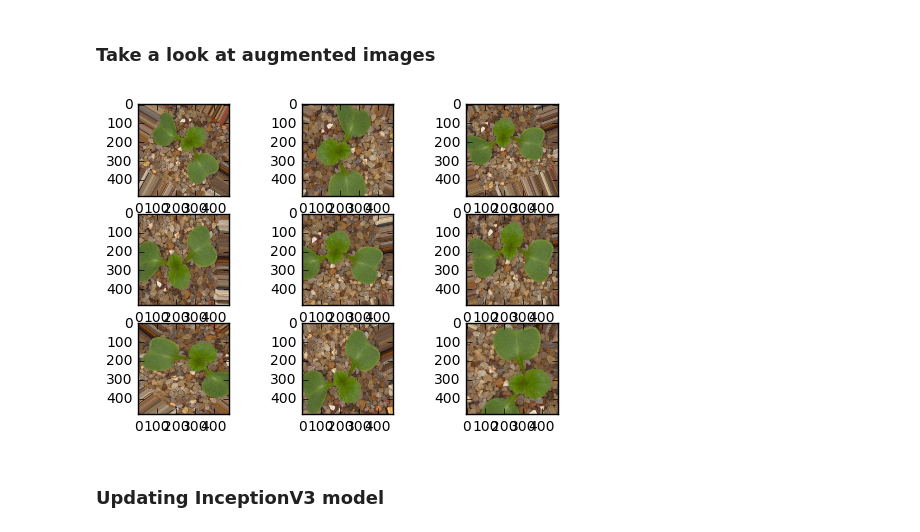
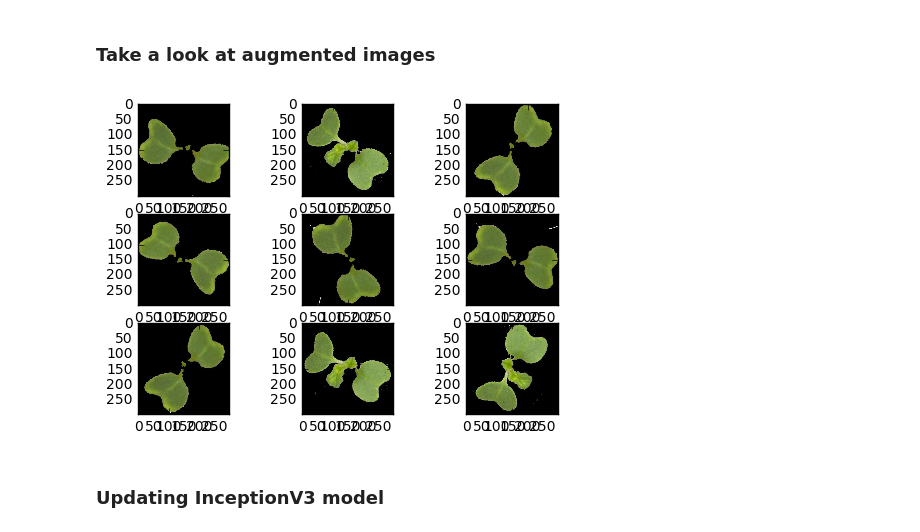
Before and after one commit to syvokobyla/image_recognition, a Jupyter notebook: fine_tuning_inceptionv3.ipynb, the cells around one changed output. Cells and saved outputs as stored; diff of their text form; code cells hidden in the pictures.

Commit message:
Added balancing, augmentation and cv preprocessing. Models retrained on preprocessed data.

```diff
--- a/fine_tuning_inceptionv3.ipynb
+++ b/fine_tuning_inceptionv3.ipynb
@@ -19,7 +21,8 @@ import seaborn as sns
 # %%
-path = "/home/ubuntu/nbs/data/seedlings"
-train_path = os.path.join(path, "train")
-valid_path = os.path.join(path, "valid")
+#path = "/home/ubuntu/nbs/data/seedlings"
+path ="/home/ubuntu/nbs/data/balanced_preprocessed_seedlings"
+train_path = os.path.join(path, "train_preproc")
+valid_path = os.path.join(path, "valid_preproc")
 test_path = os.path.join(path, "test")
 preview_path = os.path.join(path, "preview")
 checkpoint_path = os.path.join(path, "best_weights.hdf5")
@@ -51,29 +54,29 @@ def get_batches(dirname, shuffle=True, batch_size=4, class_mode='categorical',
 # %%
 #Take a look at augmented images
 gen = image.ImageDataGenerator(
                         rotation_range=180,
-                        width_shift_range=0.1, height_shift_range=0.1,
+                        #width_shift_range=0.1, height_shift_range=0.1,
                         horizontal_flip=True, vertical_flip=True,
-                        zoom_range=0.2,
+                       # zoom_range=0.2,
                         preprocessing_function=preprocess_input
                         )
 
-img = image.load_img(os.path.join(train_path, 'Charlock/0a7e1ca41.png'))
+img = image.load_img(os.path.join(train_path, 'Charlock/_208_5733456.png'))
 x = image.img_to_array(img)
 x = x.reshape((1,) + x.shape)
 
 # the .flow() command below generates batches of randomly transformed images
 # and saves the results to the `preview/` directory
-for z in range(9):
+for z in range(6):
     batch = next(gen.flow(x, save_to_dir=preview_path, save_prefix='Black_grass', save_format='jpeg'))
 
 for i, pic in enumerate(os.listdir(preview_path)[:9]):
     img = image.load_img(os.path.join(preview_path, pic))
     pyplot.subplot(330 + 1 + i)
     pyplot.imshow(img)
 pyplot.show()
 # %% [output]
-[figure, old version]
+[figure, new version]
 # %% [markdown]
 ### Updating InceptionV3 model
 # %%
```
Also changed, not shown: parts of 7 cells of this notebook, 2 other files.
